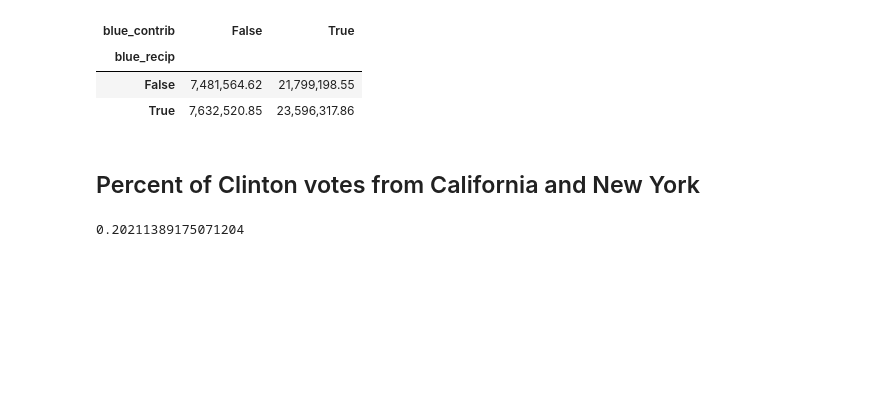
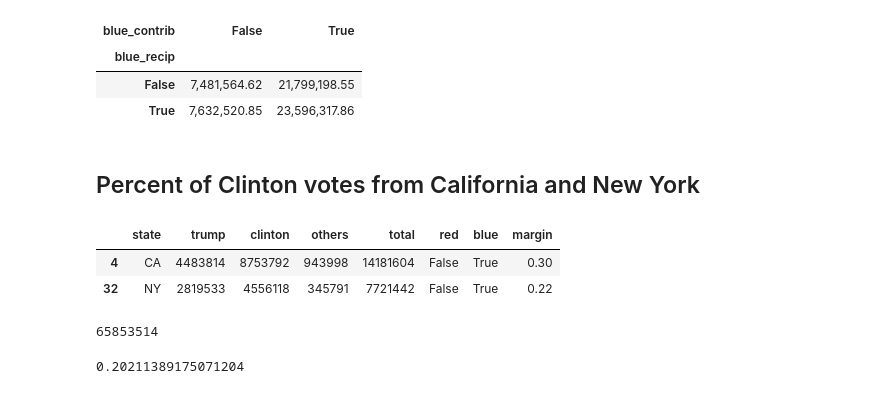
Before and after one commit to PublicI/actblue-analysis, a Jupyter notebook: analysis.ipynb, the cells around one changed output. Drawn from its saved outputs; the diff is of its cells as text; code cells hidden in the pictures; blank space fills up the shorter version.

```diff
--- a/analysis.ipynb
+++ b/analysis.ipynb
@@ -1491,6 +1473,16 @@ pd.pivot_table(contrib_flow_14[~contrib_flow_14['in']], values='sum', index=['bl
 | True | 7,632,520.85 | 23,596,317.86 |
 # %% [markdown]
 ## Percent of Clinton votes from California and New York
+# %%
+pres_votes[(pres_votes['state'] == 'CA') | (pres_votes['state'] == 'NY')]
+# %% [output]
+|  | state | trump | clinton | others | total | red | blue | margin |
+| 4 | CA | 4483814 | 8753792 | 943998 | 14181604 | False | True | 0.30 |
+| 32 | NY | 2819533 | 4556118 | 345791 | 7721442 | False | True | 0.22 |
+# %%
+pres_votes['clinton'].sum()
+# %% [output]
+65853514
 # %%
 (pres_votes[pres_votes['state'] == 'CA']['clinton'].sum()+pres_votes[pres_votes['state'] == 'NY']['clinton'].sum())/pres_votes['clinton'].sum()
 # %% [output]
```
Also changed, not shown: parts of 21 cells of this notebook, 3 other files.
